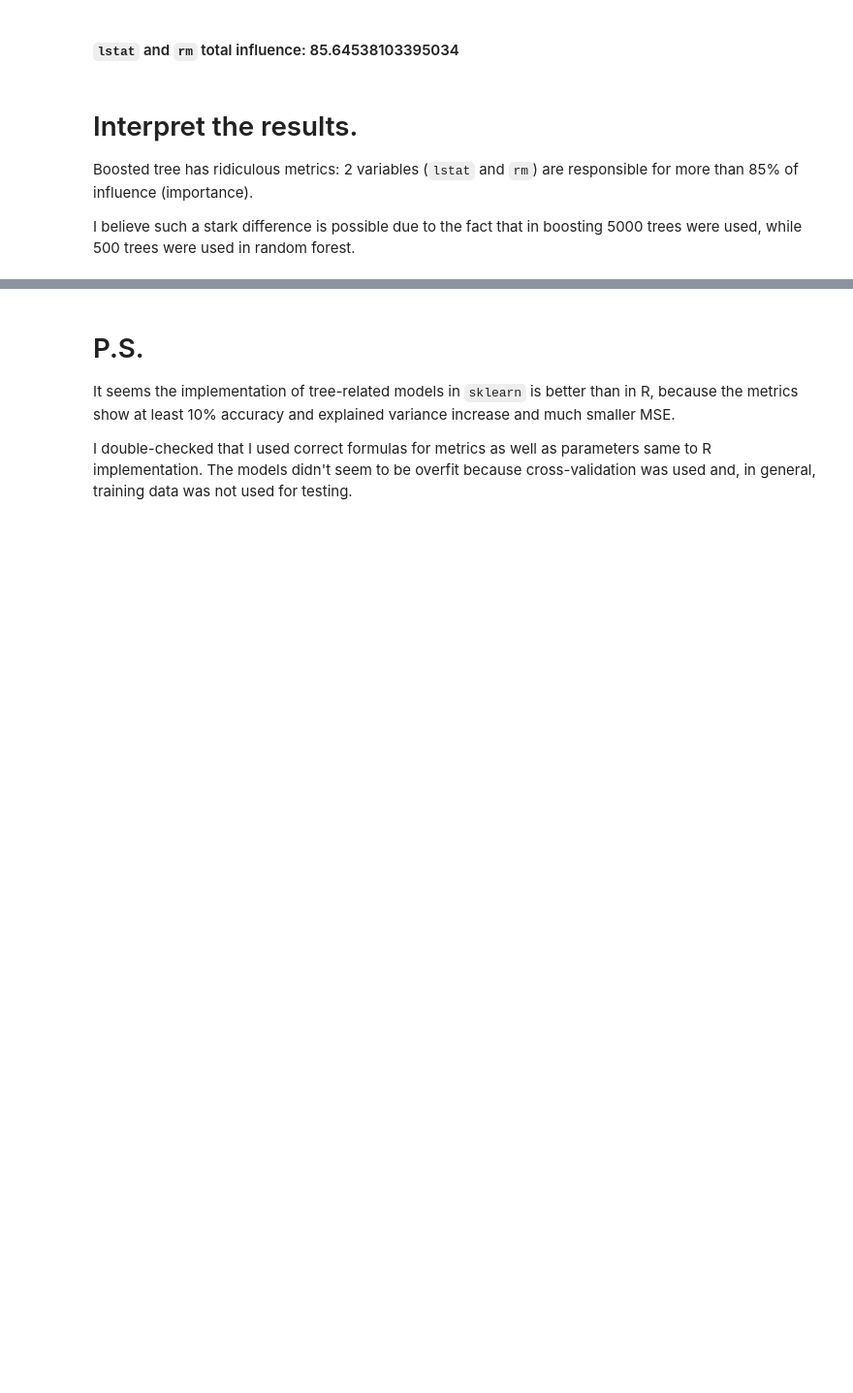
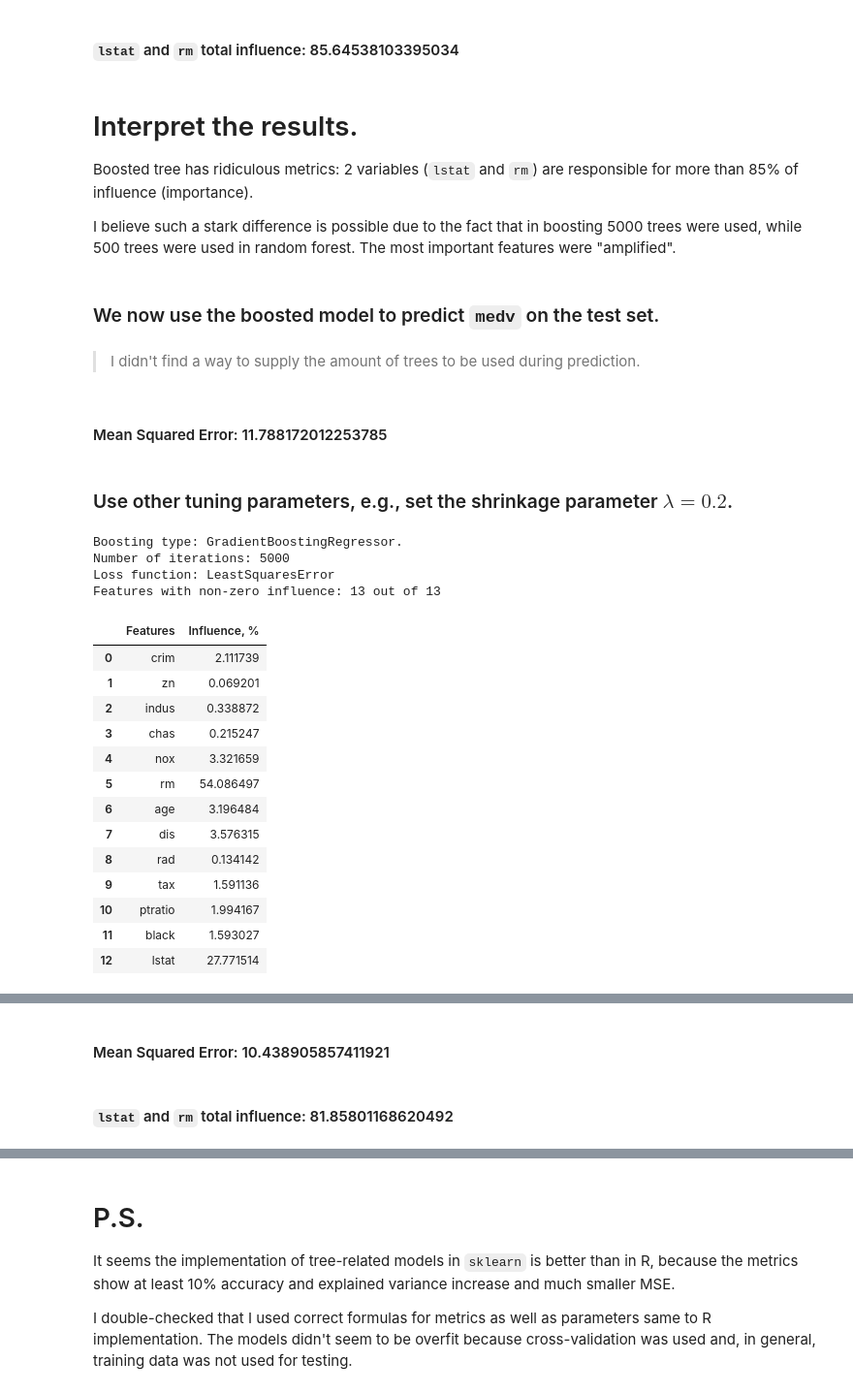
Before and after one commit to shevchenkobn/ml-practice, a Jupyter notebook: a6/a6.ipynb, the cells around one changed output, grey strips where cells are left out. Shown at 97% size. Saved outputs shown, nothing was run; the diff lists cells and outputs as text; code cells hidden in the pictures; blank space fills up the shorter version.

```diff
--- a/a6/a6.ipynb
+++ b/a6/a6.ipynb
@@ -1038,4 +1036,41 @@ display(Markdown(f"#### `lstat` and `rm` total influence: {imp.loc[imp['Features
 
 Boosted tree has ridiculous metrics: 2 variables (`lstat` and `rm`) are responsible for more than 85% of influence (importance).
 
-I believe such a stark difference is possible due to the fact that in boosting 5000 trees were used, while 500 trees were used in random forest.
+I believe such a stark difference is possible due to the fact that in boosting 5000 trees were used, while 500 trees were used in random forest. The most important features were "amplified".
+# %% [markdown]
+### We now use the boosted model to predict `medv` on the test set.
+# %% [markdown]
+> I didn't find a way to supply the amount of trees to be used during prediction.
+# %%
+prediction = boost_fit.predict(test_x_df)
+display(Markdown(f'#### Mean Squared Error: {mean_squared_error(test_y_df, prediction)}'))
+# %% [output]
+#### Mean Squared Error: 11.788172012253785
+# %% [markdown]
+### Use other tuning parameters, e.g., set the shrinkage parameter $\lambda = 0.2$.
+# %%
+boost_fit = fit_boost_regr(train_x_df, train_y_df, max_depth=4, learning_rate=0.2, n_estimators=5000)
+print_boost(boost_fit)
+imp = display_importance(boost_fit, 'Influence')
+prediction = boost_fit.predict(test_x_df)
+plot_confusion(test_y_df, prediction, boston_y_labels)
+display(Markdown(f'#### Mean Squared Error: {mean_squared_error(test_y_df, prediction)}'))
+# %% [output]
+Boosting type: GradientBoostingRegressor.
+Number of iterations: 5000
+Loss function: LeastSquaresError
+Features with non-zero influence: 13 out of 13
+|  | Features | Influence, % |
+| 0 | crim | 2.111739 |
+| 1 | zn | 0.069201 |
+| 2 | indus | 0.338872 |
+| 3 | chas | 0.215247 |
+| 4 | nox | 3.321659 |
+| 5 | rm | 54.086497 |
+| 6 | age | 3.196484 |
+| 7 | dis | 3.576315 |
+| 8 | rad | 0.134142 |
+| 9 | tax | 1.591136 |
+| 10 | ptratio | 1.994167 |
+| 11 | black | 1.593027 |
+| 12 | lstat | 27.771514 |
@@ -1041,0 +1081,5 @@ I believe such a stark difference is possible due to the fact that in boosting 5
+#### Mean Squared Error: 10.438905857411921
+# %%
+display(Markdown(f"#### `lstat` and `rm` total influence: {imp.loc[imp['Features'].isin(('rm', 'lstat'))]['Influence, %'].sum()}"))
+# %% [output]
+#### `lstat` and `rm` total influence: 81.85801168620492
```
Also changed, not shown: parts of 3 cells of this notebook, 5 other files.
